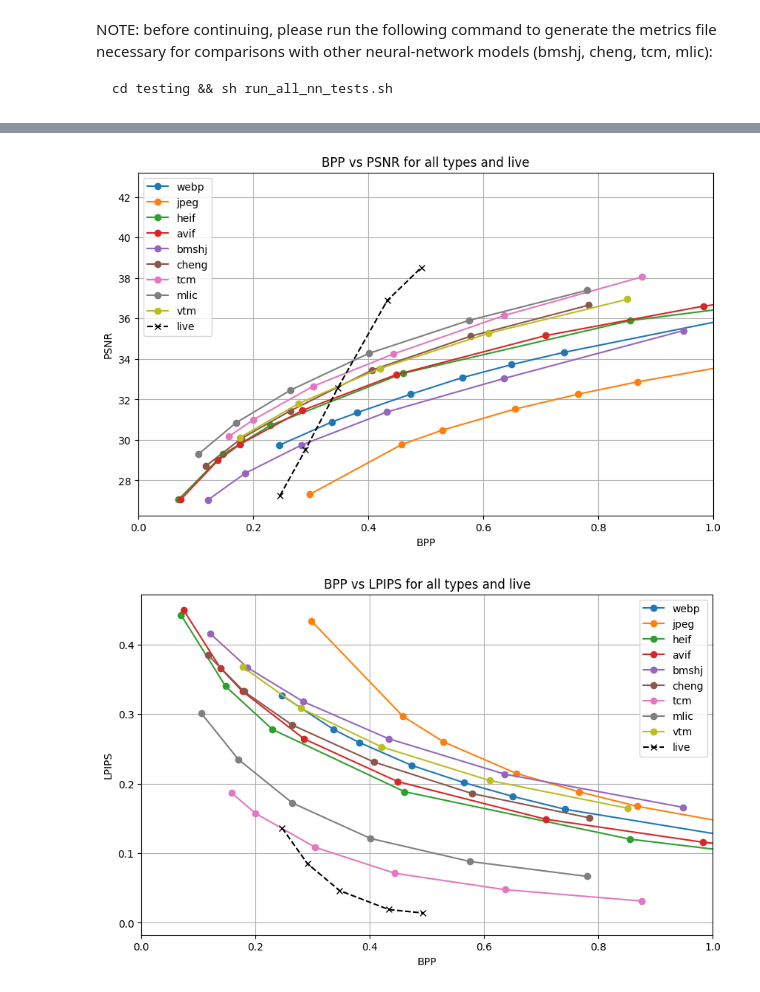
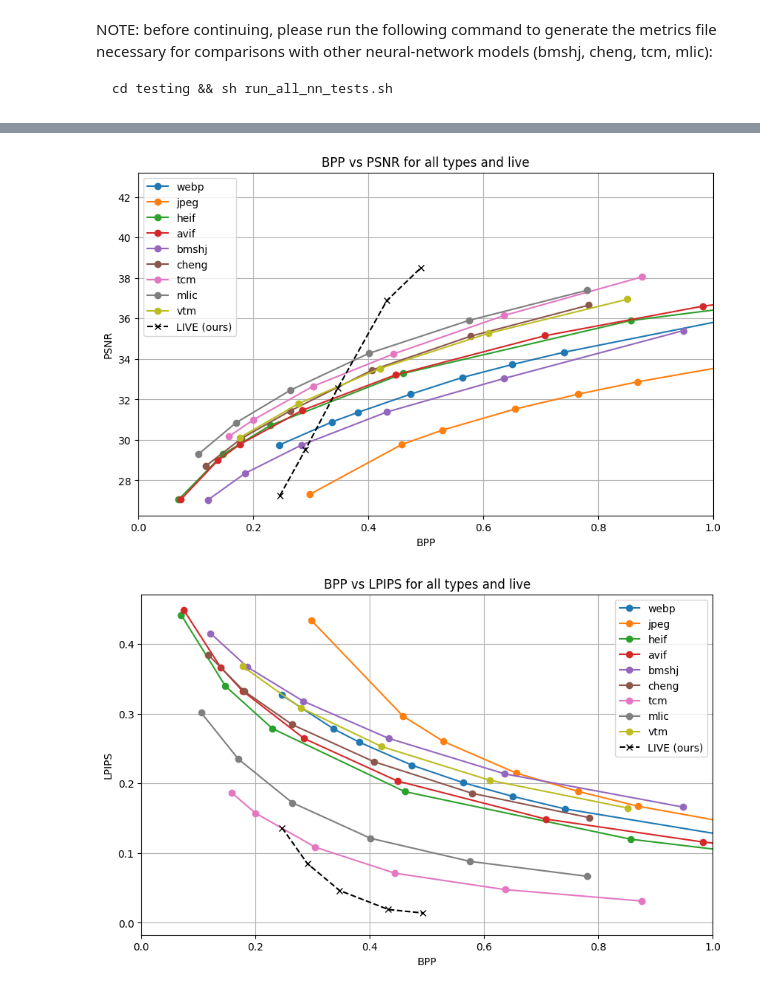
Before and after one commit to NETINT-Technologies/liveCompress, a Jupyter notebook: testing/sweep_all.ipynb, the cells around one changed output, grey strips where cells are left out. Cells and saved outputs as stored; diff of their text form; code cells hidden in the pictures.

```diff
--- a/testing/sweep_all.ipynb
+++ b/testing/sweep_all.ipynb
@@ -339,7 +339,7 @@ psnr_values_live = [average_metrics['psnr']['live'][lambda_val] for lambda_val i
 sorted_live_metrics = sorted(zip(bpp_values_live, psnr_values_live), key=lambda x: x[0])
 bpp_values_live_sorted, psnr_values_live_sorted = zip(*sorted_live_metrics)
 
-plt.plot(bpp_values_live_sorted, psnr_values_live_sorted, marker='x', linestyle='--', color='black', label='live')
+plt.plot(bpp_values_live_sorted, psnr_values_live_sorted, marker='x', linestyle='--', color='black', label='LIVE (ours)')
 plt.xlim(0, 1)
 plt.xlabel('BPP')
 plt.ylabel('PSNR')
@@ -348,7 +348,7 @@ plt.legend()
 plt.grid(True)
 plt.show()
 # %% [output]
-[figure, old version]
+[figure, new version]
 # %%
 # Plot BPP vs LPIPS for all types and 'live'
 plt.figure(figsize=(10, 6))
@@ -380,35 +380,35 @@ for model_key in ['bmshj', 'cheng', 'tcm', 'mlic', 'vtm']:
                 bpp_values.append(average_metrics['bpp'][model_key][quality])
                 lpips_values.append(average_metrics['lpips'][model_key][quality])
         else:
             continue
 
         # Sort by bpp for better curve visualization
         sorted_metrics = sorted(zip(bpp_values, lpips_values), key=lambda x: x[0])
         bpp_values_sorted, lpips_values_sorted = zip(*sorted_metrics)
 
         plt.plot(bpp_values_sorted, lpips_values_sorted,
                 marker='o',
                 linestyle='solid',
                 label=f'{model_key}')
 
 # Add 'live' type to the plot
 bpp_values_live = [average_metrics['bpp']['live'][lambda_val] for lambda_val in lambda_vals]
 lpips_values_live = [average_metrics['lpips']['live'][lambda_val] for lambda_val in lambda_vals]
 
 # Sort the live values by bpp
 sorted_live_metrics = sorted(zip(bpp_values_live, lpips_values_live), key=lambda x: x[0])
 bpp_values_live_sorted, lpips_values_live_sorted = zip(*sorted_live_metrics)
 
-plt.plot(bpp_values_live_sorted, lpips_values_live_sorted, marker='x', linestyle='--', color='black', label='live')
+plt.plot(bpp_values_live_sorted, lpips_values_live_sorted, marker='x', linestyle='--', color='black', label='LIVE (ours)')
 plt.xlim(0, 1)
 plt.xlabel('BPP')
 plt.ylabel('LPIPS')
 plt.title('BPP vs LPIPS for all types and live')
 plt.legend()
 plt.grid(True)
 plt.show()
 # %% [output]
-[figure, old version]
+[figure, new version]
 # %%
 # Part 1: Compare LIVE with traditional image types
 import numpy as np
```
Also changed, not shown: parts of 8 cells of this notebook, 6 other files.
